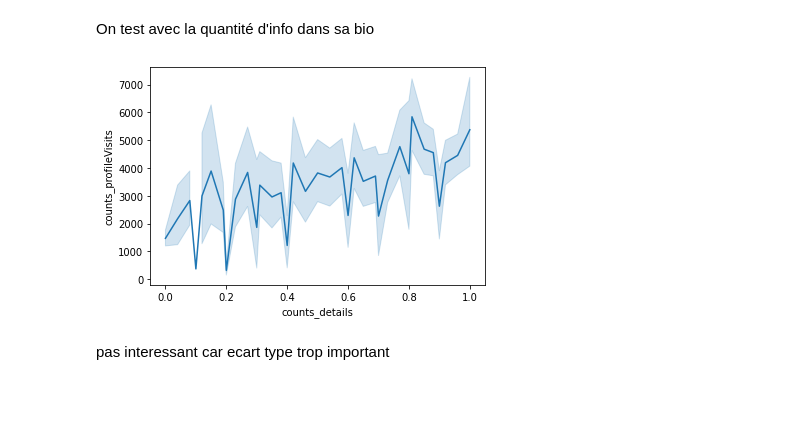
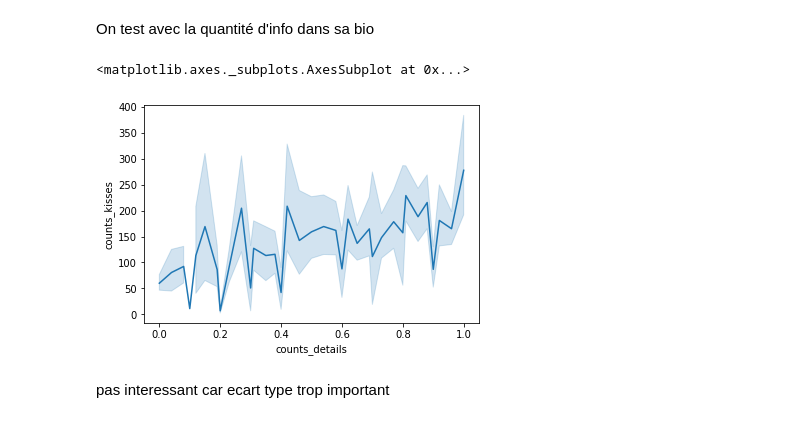
Before and after one commit to samiHEL/DA_Attractivite, a Jupyter notebook: DA_HELLA_SAMI_Attractivité.ipynb, the cells around one changed output. Cells and saved outputs as stored; diff of their text form; code cells hidden in the pictures; blank space fills up the shorter version.

```diff
--- a/DA_HELLA_SAMI_Attractivité.ipynb
+++ b/DA_HELLA_SAMI_Attractivité.ipynb
@@ -145,11 +147,13 @@ Cette analyse est confirmée par le fait que les utilisateurs avec moin de 2 pho
 # %% [markdown]
 On test avec la quantité d'info dans sa bio
 # %%
-df = pd.DataFrame(data=data, columns=['counts_details','counts_profileVisits'])
-seaborn.lineplot(x=df["counts_details"], y=df["counts_profileVisits"])
-plot.show();
+df = pd.DataFrame(data=data, columns=['counts_details','counts_kisses'])
+seaborn.lineplot(x=df["counts_details"], y=df["counts_kisses"])
+# seaborn.boxplot(data=df, x="counts_details", y="counts_profileVisits",showfliers=False)
+# seaborn.catplot(x="counts_details", y="counts_kisses", data= df, kind="bar", height=15)
 # %% [output]
+<matplotlib.axes._subplots.AxesSubplot at 0x...>
-[figure, old version]
+[figure, new version]
 # %% [markdown]
 pas interessant car ecart type trop important
 # %% [markdown]
```
Also changed, not shown: parts of 2 cells of this notebook.
